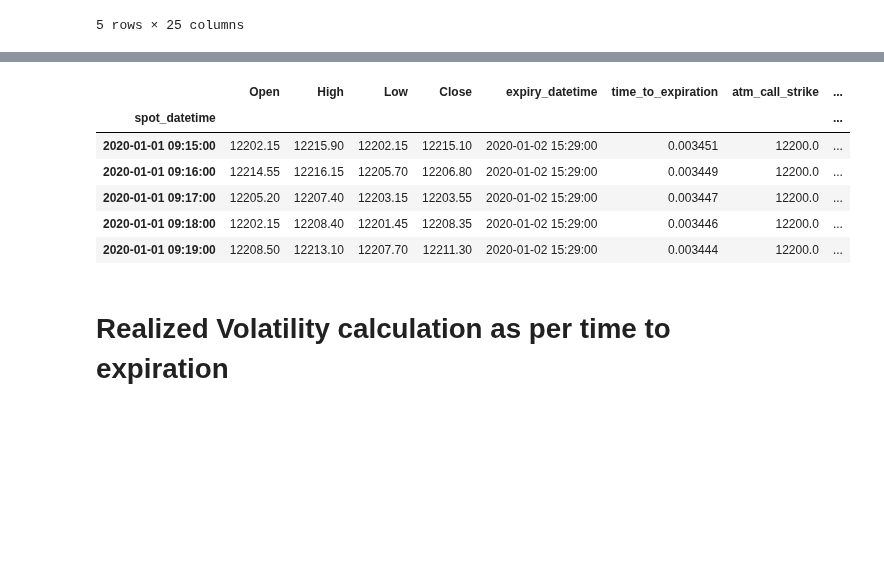
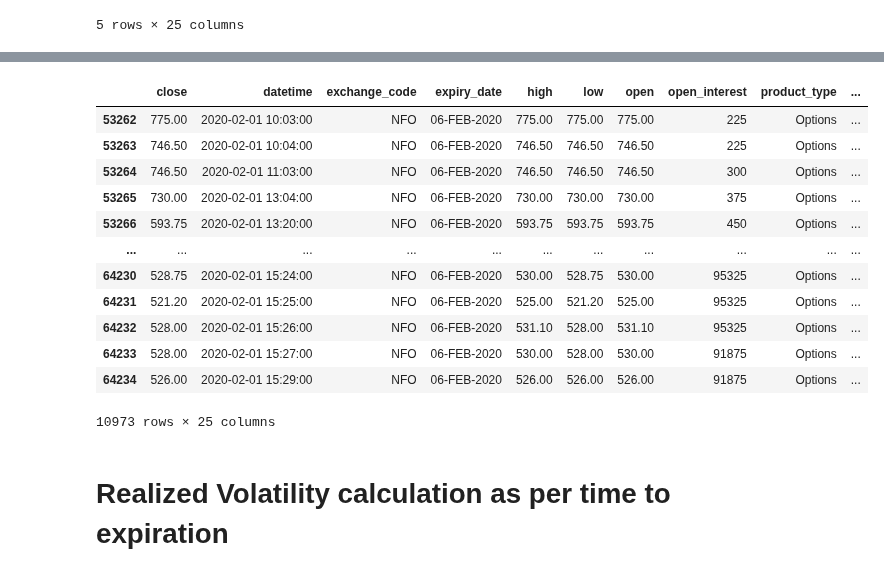
Before and after one commit to Konzx/Quant-Finance-Projects, a Jupyter notebook: NIFTY_Options_Volatility_Based_Straddle_Research.ipynb, the cells around one changed output, grey strips where cells are left out. Cells and saved outputs as stored; diff of their text form; code cells hidden in the pictures; blank space fills up the shorter version.

```diff
--- a/NIFTY_Options_Volatility_Based_Straddle_Research.ipynb
+++ b/NIFTY_Options_Volatility_Based_Straddle_Research.ipynb
@@ -373,16 +392,33 @@ list(nearest_df[nearest_df['atm_iv'].isna()]['expiry_datetime'].dt.date.unique()
  datetime.date(2024, 11, 7),
  datetime.date(2024, 12, 19),
  datetime.date(2025, 8, 7)]
-# %%
-nearest_df.head()
-# %% [output]
-|  | Open | High | Low | Close | expiry_datetime | time_to_expiration | atm_call_strike | ... |
-| spot_datetime |  |  |  |  |  |  |  | ... |
-| 2020-01-01 09:15:00 | 12202.15 | 12215.90 | 12202.15 | 12215.10 | 2020-01-02 15:29:00 | 0.003451 | 12200.0 | ... |
-| 2020-01-01 09:16:00 | 12214.55 | 12216.15 | 12205.70 | 12206.80 | 2020-01-02 15:29:00 | 0.003449 | 12200.0 | ... |
-| 2020-01-01 09:17:00 | 12205.20 | 12207.40 | 12203.15 | 12203.55 | 2020-01-02 15:29:00 | 0.003447 | 12200.0 | ... |
-| 2020-01-01 09:18:00 | 12202.15 | 12208.40 | 12201.45 | 12208.35 | 2020-01-02 15:29:00 | 0.003446 | 12200.0 | ... |
-| 2020-01-01 09:19:00 | 12208.50 | 12213.10 | 12207.70 | 12211.30 | 2020-01-02 15:29:00 | 0.003444 | 12200.0 | ... |
+# %%
+sample = pd.read_parquet(r"/content/drive/Othercomputers/My Laptop/1 EPAT 2025/@ My 2025 and onwards effort/Breeze Historical Data/options_data/1min_data_with_greeks2/NIFTY_2020-02-06.parquet")
+# print(display(sample.columns))
+# display(sample.head())
+# sample.info()
+# sample_slice = sample[sample['datetime'].dt.date == '2020-01-08']
+# sample_slice.head()
+
+
+sample['datetime'] = pd.to_datetime(sample['datetime'])
+
+# Exact date
+sample[sample['datetime'].dt.date == pd.to_datetime('2020-02-01').date()]
+# %% [output]
+|  | close | datetime | exchange_code | expiry_date | high | low | open | open_interest | product_type | ... |
+| 53262 | 775.00 | 2020-02-01 10:03:00 | NFO | 06-FEB-2020 | 775.00 | 775.00 | 775.00 | 225 | Options | ... |
+| 53263 | 746.50 | 2020-02-01 10:04:00 | NFO | 06-FEB-2020 | 746.50 | 746.50 | 746.50 | 225 | Options | ... |
+| 53264 | 746.50 | 2020-02-01 11:03:00 | NFO | 06-FEB-2020 | 746.50 | 746.50 | 746.50 | 300 | Options | ... |
+| 53265 | 730.00 | 2020-02-01 13:04:00 | NFO | 06-FEB-2020 | 730.00 | 730.00 | 730.00 | 375 | Options | ... |
+| 53266 | 593.75 | 2020-02-01 13:20:00 | NFO | 06-FEB-2020 | 593.75 | 593.75 | 593.75 | 450 | Options | ... |
+| ... | ... | ... | ... | ... | ... | ... | ... | ... | ... | ... |
+| 64230 | 528.75 | 2020-02-01 15:24:00 | NFO | 06-FEB-2020 | 530.00 | 528.75 | 530.00 | 95325 | Options | ... |
+| 64231 | 521.20 | 2020-02-01 15:25:00 | NFO | 06-FEB-2020 | 525.00 | 521.20 | 525.00 | 95325 | Options | ... |
+| 64232 | 528.00 | 2020-02-01 15:26:00 | NFO | 06-FEB-2020 | 531.10 | 528.00 | 531.10 | 95325 | Options | ... |
+| 64233 | 528.00 | 2020-02-01 15:27:00 | NFO | 06-FEB-2020 | 530.00 | 528.00 | 530.00 | 91875 | Options | ... |
+| 64234 | 526.00 | 2020-02-01 15:29:00 | NFO | 06-FEB-2020 | 526.00 | 526.00 | 526.00 | 91875 | Options | ... |
+10973 rows × 25 columns
 # %% [markdown]
 # **Realized Volatility calculation as per time to expiration**
 # %%
```
Also changed, not shown: parts of 17 cells of this notebook.
